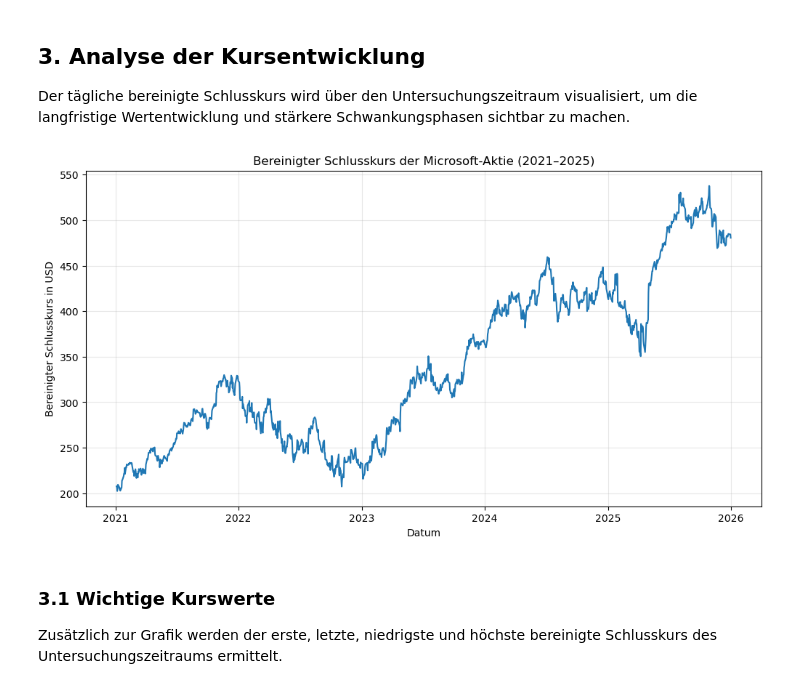
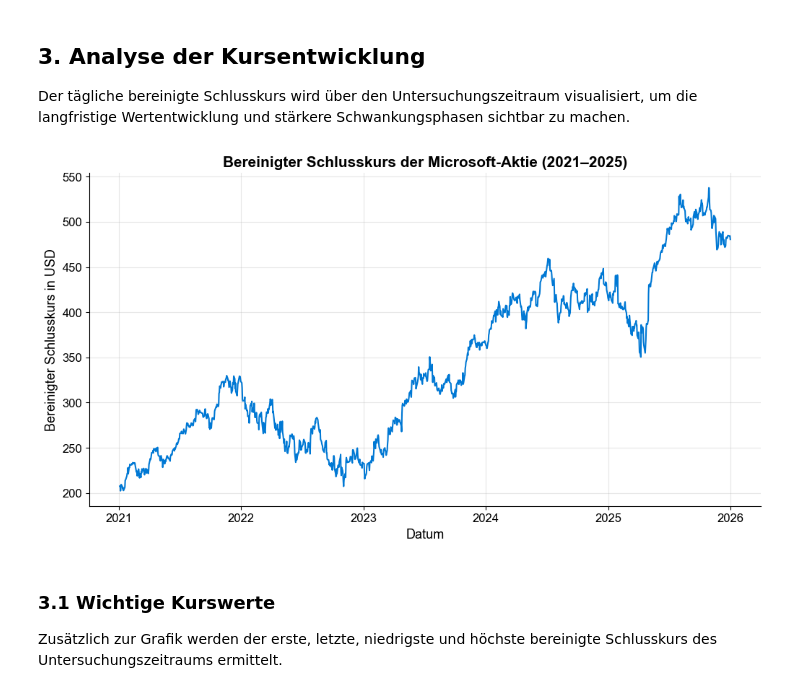
Before and after one commit to ashkln-hub/aktienanalyse-microsoft-python, a Jupyter notebook: Microsoft_Aktienanalyse.ipynb, the cells around one changed output. Drawn from its saved outputs; the diff is of its cells as text; code cells hidden in the pictures.

```diff
--- a/Microsoft_Aktienanalyse.ipynb
+++ b/Microsoft_Aktienanalyse.ipynb
@@ -39,0 +47,33 @@ Bibliotheken wurden erfolgreich geladen.
+# %%
+plt.rcParams.update({
+    "figure.figsize": (12, 6),
+    "font.family": "sans-serif",
+    "font.sans-serif": ["Arial", "Liberation Sans", "DejaVu Sans"],
+    "font.size": 13,
+    "axes.titlesize": 15,
+    "axes.titleweight": "bold",
+    "axes.labelsize": 13,
+    "xtick.labelsize": 12,
+    "ytick.labelsize": 12,
+    "legend.fontsize": 12,
+    "legend.frameon": False,
+    "axes.spines.top": False,
+    "axes.spines.right": False,
+    "axes.grid": True,
+    "grid.alpha": 0.3,
+})
+
+FARBEN = {
+    "msft": "#0078D4",    # Microsoft
+    "markt": "#C77700",   # S&P 500 Total Return
+    "negativ": "#C2413B",
+    "positiv": "#138A72",
+    "dunkel": "#102A43",
+    "grau": "#627D98",
+}
+
+def de(wert, stellen=2):
+    """Formatiert eine Zahl im deutschen Format, z. B. 1234.5 -> '1.234,50'."""
+    return f"{wert:,.{stellen}f}".replace(",", "X").replace(".", ",").replace("X", ".")
+
+print("Darstellungsvorgaben wurden festgelegt.")
@@ -151,15 +193,14 @@ Die vorstehende Ausgabe zeigt den durchschnittlichen, niedrigsten und höchsten
 
 Der tägliche bereinigte Schlusskurs wird über den Untersuchungszeitraum visualisiert, um die langfristige Wertentwicklung und stärkere Schwankungsphasen sichtbar zu machen.
 # %%
-plt.figure(figsize=(12, 6))
-plt.plot(data.index, data["Close"], linewidth=1.5)
-plt.title("Bereinigter Schlusskurs der Microsoft-Aktie (2021–2025)")
-plt.xlabel("Datum")
-plt.ylabel("Bereinigter Schlusskurs in USD")
-plt.grid(alpha=0.3)
+fig, ax = plt.subplots()
+ax.plot(data.index, data["Close"], color=FARBEN["msft"], linewidth=1.5)
+ax.set_title("Bereinigter Schlusskurs der Microsoft-Aktie (2021–2025)")
+ax.set_xlabel("Datum")
+ax.set_ylabel("Bereinigter Schlusskurs in USD")
 plt.show()
 # %% [output]
-[figure, old version]
+[figure, new version]
 # %% [markdown]
 ### 3.1 Wichtige Kurswerte
 
```
Also changed, not shown: parts of 71 cells of this notebook, 4 other files.
